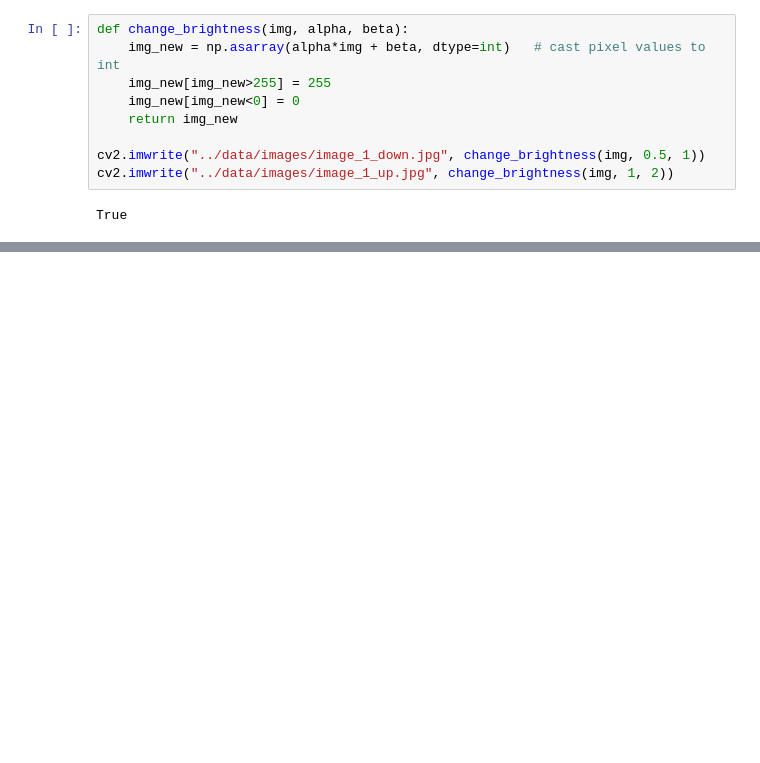
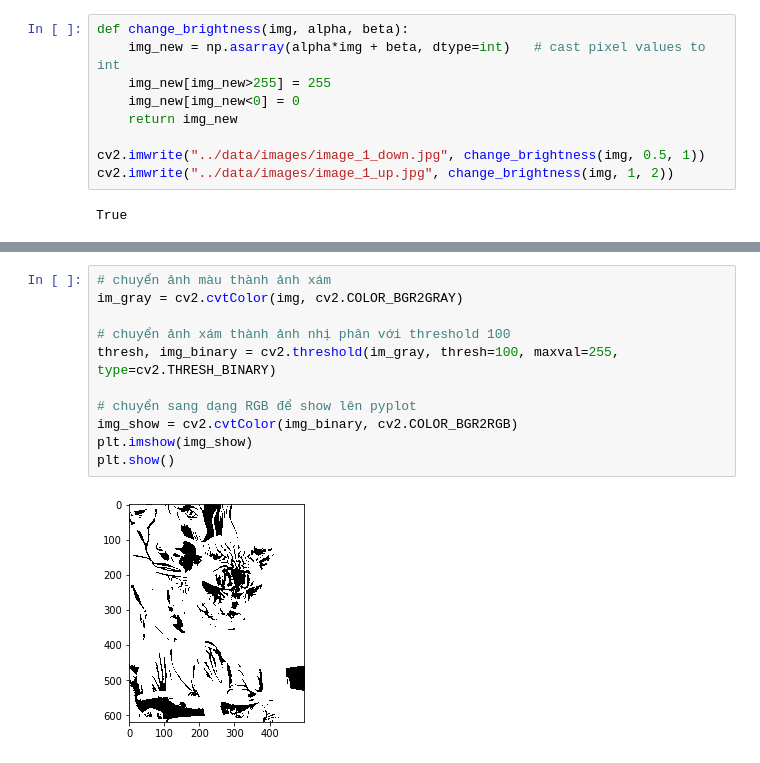
Before and after one commit to chidokun/data-science-review, a Jupyter notebook: notebooks/image-processing.ipynb, the cells around one changed output, grey strips where cells are left out. Saved outputs shown, nothing was run; the diff lists cells and outputs as text; blank space fills up the shorter version.

```diff
--- a/notebooks/image-processing.ipynb
+++ b/notebooks/image-processing.ipynb
@@ -199,0 +221,13 @@ plt.show()
+# %%
+# chuyển ảnh màu thành ảnh xám
+im_gray = cv2.cvtColor(img, cv2.COLOR_BGR2GRAY)
+
+# chuyển ảnh xám thành ảnh nhị phân với threshold 100
+thresh, img_binary = cv2.threshold(im_gray, thresh=100, maxval=255, type=cv2.THRESH_BINARY)
+
+# chuyển sang dạng RGB để show lên pyplot
+img_show = cv2.cvtColor(img_binary, cv2.COLOR_BGR2RGB)
+plt.imshow(img_show)
+plt.show()
+# %% [output]
+[figure, added]
```
Also changed, not shown: parts of 14 cells of this notebook.
